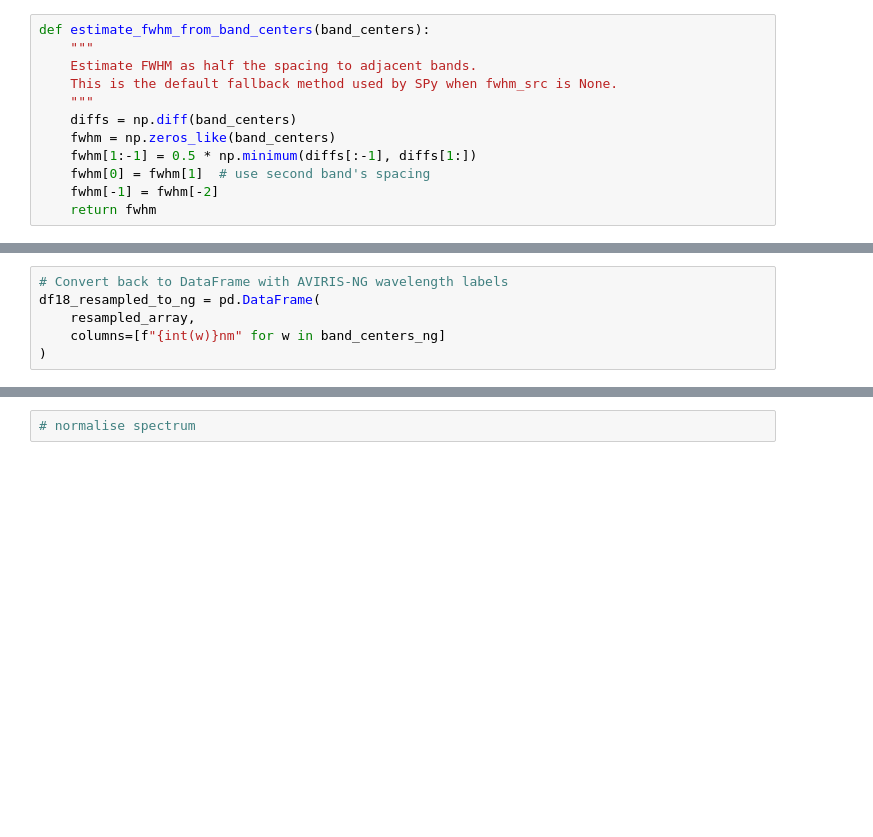
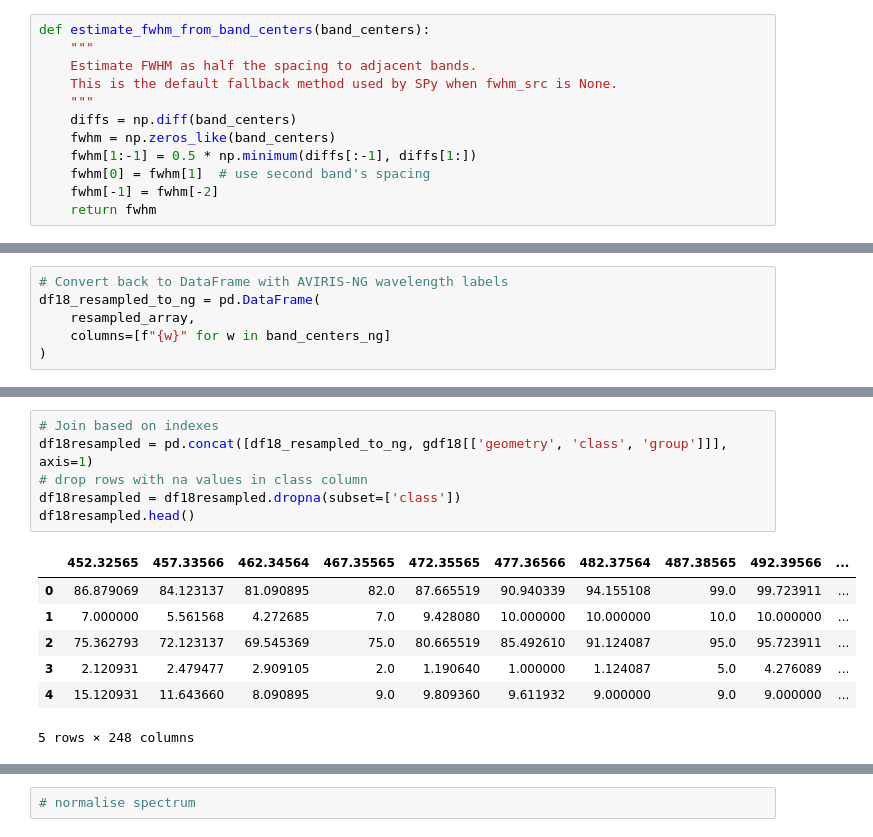
Before and after one commit to Geethen/hypinvalimap, a Jupyter notebook: code/NB1_baselineModels.ipynb, the cells around one changed output, grey strips where cells are left out. Cells and saved outputs as stored; diff of their text form; blank space fills up the shorter version.

```diff
--- a/code/NB1_baselineModels.ipynb
+++ b/code/NB1_baselineModels.ipynb
@@ -378,7 +363,7 @@ for i, spectrum in enumerate(reflectance_18):
 # Convert back to DataFrame with AVIRIS-NG wavelength labels
 df18_resampled_to_ng = pd.DataFrame(
     resampled_array,
-    columns=[f"{int(w)}nm" for w in band_centers_ng]
+    columns=[f"{w}" for w in band_centers_ng]
 )
 # %%
 nan_cols = df18_resampled_to_ng.columns[df18_resampled_to_ng.isna().any()]
@@ -403,0 +386,14 @@ plt.show()
+# %%
+# Join based on indexes
+df18resampled = pd.concat([df18_resampled_to_ng, gdf18[['geometry', 'class', 'group']]], axis=1)
+# drop rows with na values in class column
+df18resampled = df18resampled.dropna(subset=['class'])
+df18resampled.head()
+# %% [output]
+|  | 452.32565 | 457.33566 | 462.34564 | 467.35565 | 472.35565 | 477.36566 | 482.37564 | 487.38565 | 492.39566 | ... |
+| 0 | 86.879069 | 84.123137 | 81.090895 | 82.0 | 87.665519 | 90.940339 | 94.155108 | 99.0 | 99.723911 | ... |
+| 1 | 7.000000 | 5.561568 | 4.272685 | 7.0 | 9.428080 | 10.000000 | 10.000000 | 10.0 | 10.000000 | ... |
+| 2 | 75.362793 | 72.123137 | 69.545369 | 75.0 | 80.665519 | 85.492610 | 91.124087 | 95.0 | 95.723911 | ... |
+| 3 | 2.120931 | 2.479477 | 2.909105 | 2.0 | 1.190640 | 1.000000 | 1.124087 | 5.0 | 4.276089 | ... |
+| 4 | 15.120931 | 11.643660 | 8.090895 | 9.0 | 9.809360 | 9.611932 | 9.000000 | 9.0 | 9.000000 | ... |
+5 rows × 248 columns
```
Also changed, not shown: parts of 55 cells of this notebook, 1 other file.
